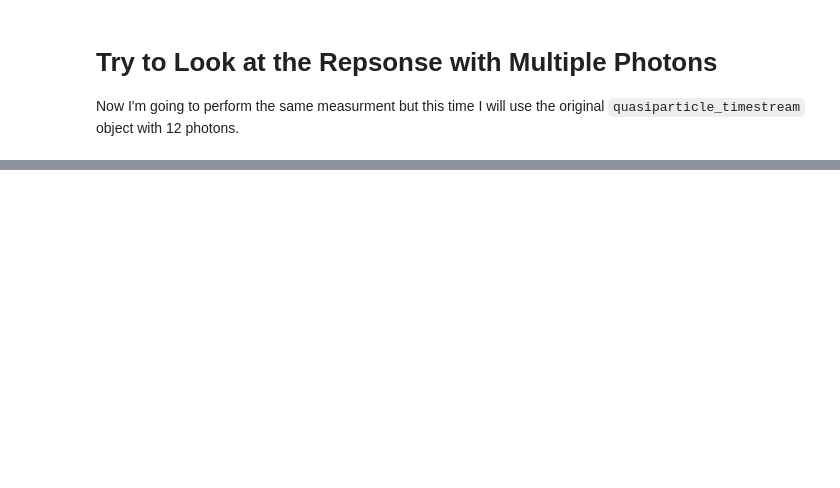
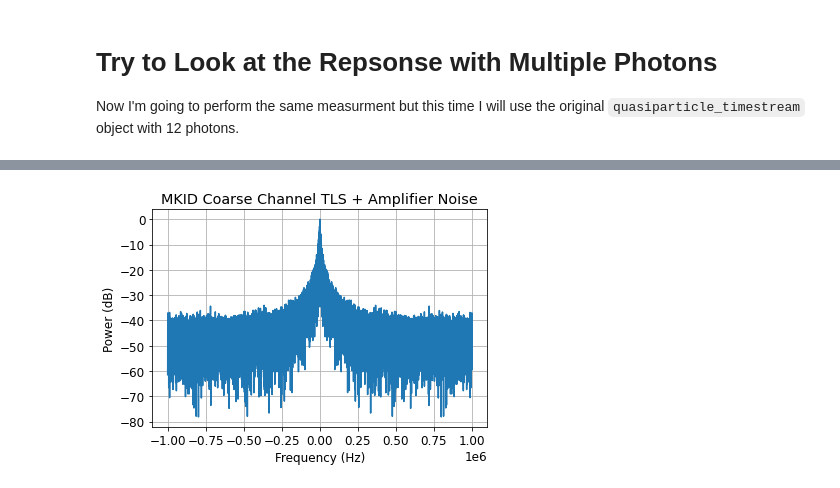
Before and after one commit to MazinLab/MKIDReadoutAnalysis, a Jupyter notebook: Example.ipynb, the cells around one changed output, grey strips where cells are left out. Drawn from its saved outputs; the diff is of its cells as text; code cells hidden in the pictures; blank space fills up the shorter version.

```diff
--- a/Example.ipynb
+++ b/Example.ipynb
@@ -122,6 +111,0 @@ axes.plot(lit_res_measurment.photons.tvec, d2, linestyle=':', color='C1')
-# %%
-def gen_amp_noise(snr, points, seed=2):
-    """ Flat PSD, white-noise generated from voltage fluctuations"""
-    random_seed = np.random.default_rng(seed=seed)
-    a_noise = 10 ** ((20 * np.log10(1 / np.sqrt(2)) - snr) / 10);  # input dBm of noise
-    return np.sqrt(a_noise) * random_seed.normal(size=points)
@@ -143,0 +120,6 @@ theta1.size
+# %%
+amp_noise = gen_amp_noise(snr=30, points=quasiparticle_timestream.points)
+plot_channel_fft(theta1+amp_noise, 2e6)
+plt.title('MKID Coarse Channel TLS + Amplifier Noise');
+# %% [output]
+[figure, added]
```
Also changed, not shown: parts of 29 cells of this notebook, 12 other files.
